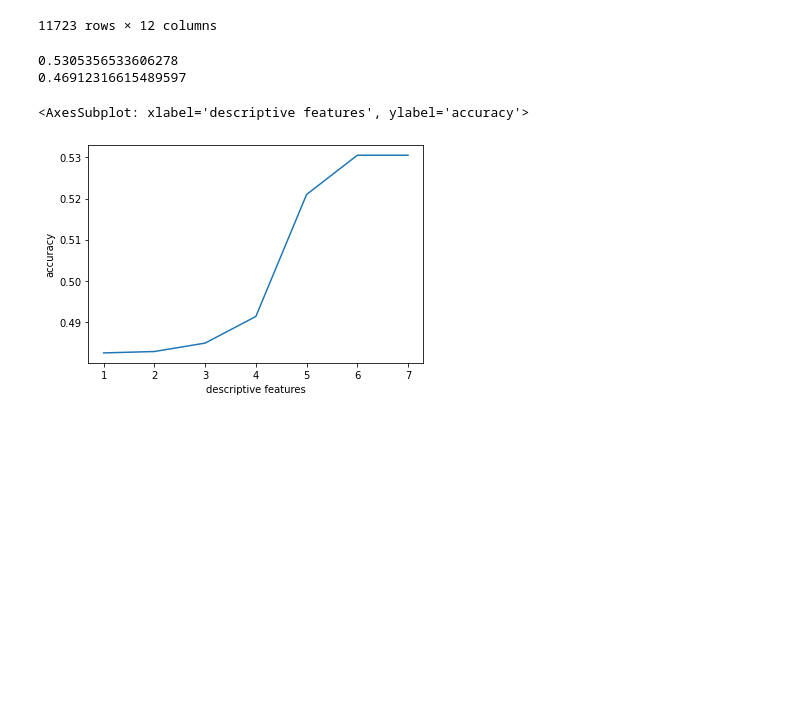
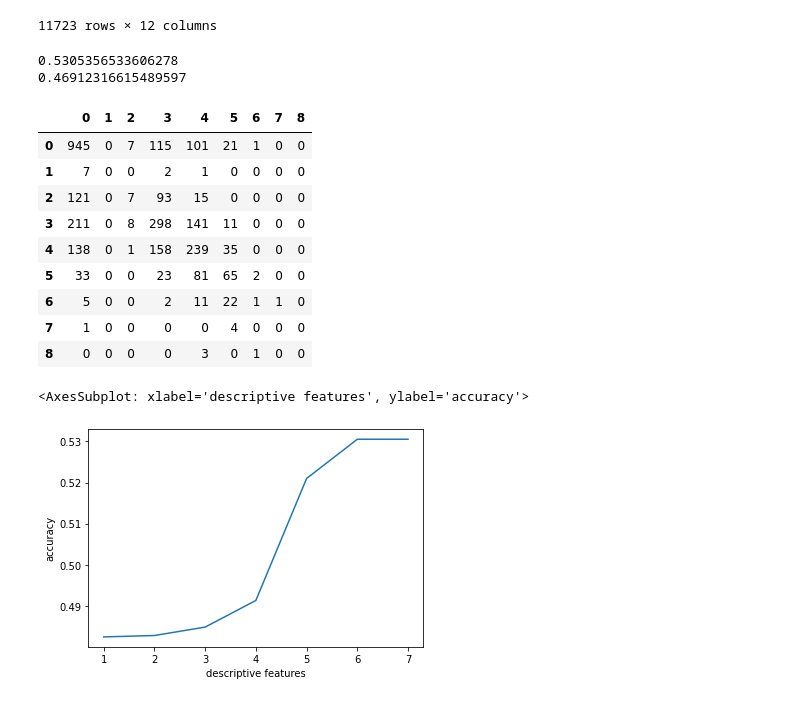
Before and after one commit to saiT1108/DS_project, a Jupyter notebook: main.ipynb, the cells around one changed output. Drawn from its saved outputs; the diff is of its cells as text; code cells hidden in the pictures; blank space fills up the shorter version.

```diff
--- a/main.ipynb
+++ b/main.ipynb
@@ -284,25 +274,39 @@ df_hur
 # %%
 
 from sklearn.naive_bayes import CategoricalNB, GaussianNB
 from sklearn.neighbors import KNeighborsClassifier
 from sklearn.metrics import accuracy_score
+from sklearn.metrics import confusion_matrix
 from sklearn.model_selection import train_test_split
 
 desc_ft = ['STATE', 'YEAR', 'MONTH_NAME', 'CZ_NAME', 'TOR_F_SCALE', 'TOR_AREA', 'HARM_TOTAL']
 X_train, X_test, Y_train, Y_test = train_test_split(df_hur[desc_ft], df_hur['DAMAGE_PROPERTY'], test_size=0.25, random_state=32)
 
 clnb = CategoricalNB()
 clnb.fit(X_train, Y_train)
 y_pred = clnb.predict(X_test)
 print(accuracy_score(y_pred, Y_test))
 
 gnb = GaussianNB()
 gnb.fit(X_train, Y_train)
 y_pred2 = gnb.predict(X_test)
 print(accuracy_score(y_pred2, Y_test))
+
+cm = pd.DataFrame(confusion_matrix(Y_test, y_pred))
+cm
 # %% [output]
 0.5305356533606278
 0.46912316615489597
+|  | 0 | 1 | 2 | 3 | 4 | 5 | 6 | 7 | 8 |
+| 0 | 945 | 0 | 7 | 115 | 101 | 21 | 1 | 0 | 0 |
+| 1 | 7 | 0 | 0 | 2 | 1 | 0 | 0 | 0 | 0 |
+| 2 | 121 | 0 | 7 | 93 | 15 | 0 | 0 | 0 | 0 |
+| 3 | 211 | 0 | 8 | 298 | 141 | 11 | 0 | 0 | 0 |
+| 4 | 138 | 0 | 1 | 158 | 239 | 35 | 0 | 0 | 0 |
+| 5 | 33 | 0 | 0 | 23 | 81 | 65 | 2 | 0 | 0 |
+| 6 | 5 | 0 | 0 | 2 | 11 | 22 | 1 | 1 | 0 |
+| 7 | 1 | 0 | 0 | 0 | 0 | 4 | 0 | 0 | 0 |
+| 8 | 0 | 0 | 0 | 0 | 3 | 0 | 1 | 0 | 0 |
 # %%
 accuracy_metric = pd.DataFrame(columns = ['descriptive features', 'accuracy'])
 for i in range(1, len(desc_ft)+1):
```
Also changed, not shown: parts of 4 cells of this notebook.
